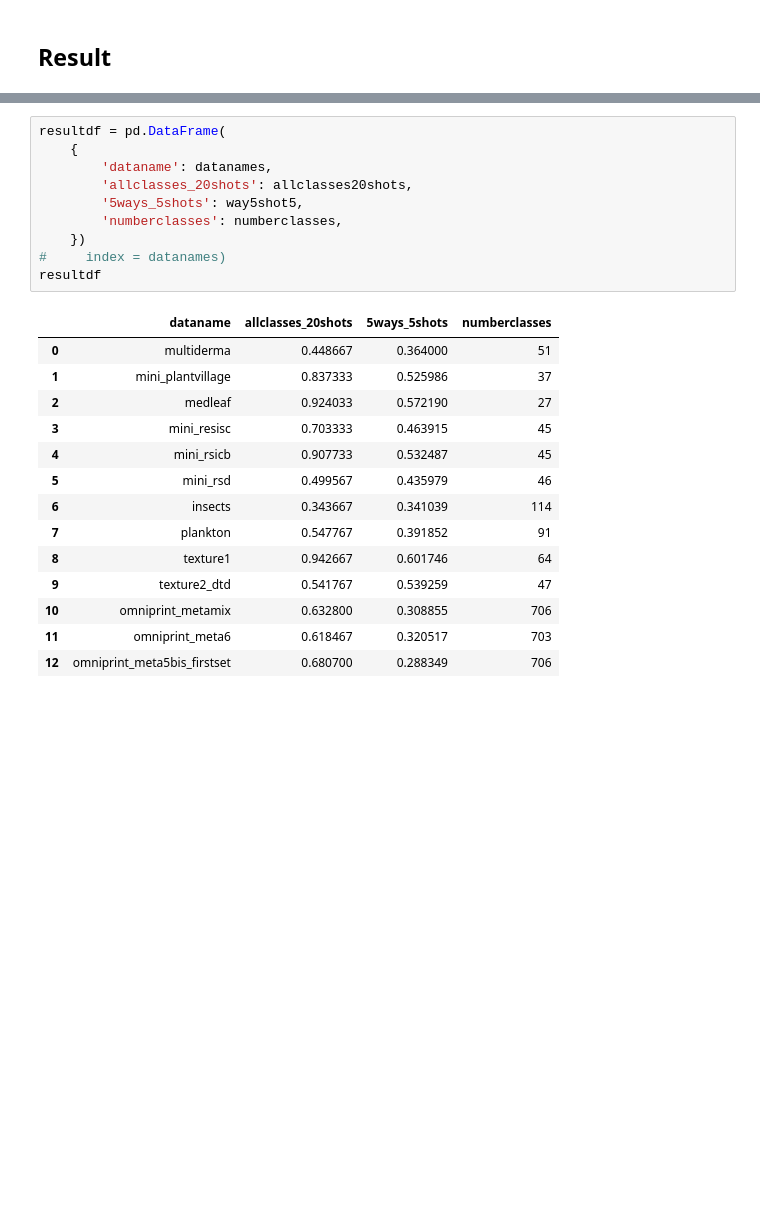
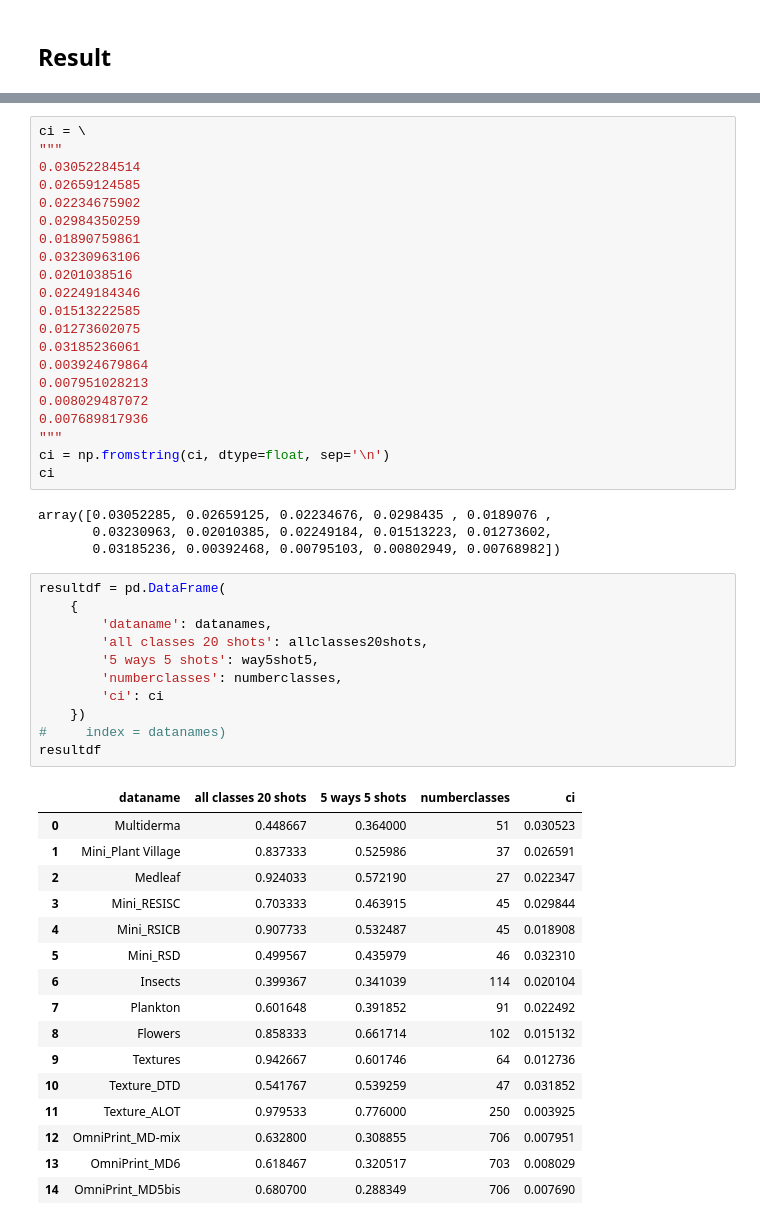
Before and after one commit to phanav/benchmark, a Jupyter notebook: src/plot/plot.ipynb, the cells around one changed output, grey strips where cells are left out. Drawn from its saved outputs; the diff is of its cells as text; blank space fills up the shorter version.

```diff
--- a/src/plot/plot.ipynb
+++ b/src/plot/plot.ipynb
@@ -256,28 +266,56 @@ array([ 51,  37,  27,  45,  45,  46, 114,  91,  64,  47, 706, 703, 706])
+# %%
+ci = \
+"""
+0.03052284514
+0.02659124585
+0.02234675902
+0.02984350259
+0.01890759861
+0.03230963106
+0.0201038516
+0.02249184346
+0.01513222585
+0.01273602075
+0.03185236061
+0.003924679864
+0.007951028213
+0.008029487072
+0.007689817936
+"""
+ci = np.fromstring(ci, dtype=float, sep='\n')
+ci
+# %% [output]
+array([0.03052285, 0.02659125, 0.02234676, 0.0298435 , 0.0189076 ,
+       0.03230963, 0.02010385, 0.02249184, 0.01513223, 0.01273602,
+       0.03185236, 0.00392468, 0.00795103, 0.00802949, 0.00768982])
 # %%
 resultdf = pd.DataFrame(
     {
         'dataname': datanames,
-        'allclasses_20shots': allclasses20shots,
-        '5ways_5shots': way5shot5,
+        'all classes 20 shots': allclasses20shots,
+        '5 ways 5 shots': way5shot5,
         'numberclasses': numberclasses,
+        'ci': ci
     })
 #     index = datanames)
 resultdf
 # %% [output]
-|  | dataname | allclasses_20shots | 5ways_5shots | numberclasses |
-| 0 | multiderma | 0.448667 | 0.364000 | 51 |
-| 1 | mini_plantvillage | 0.837333 | 0.525986 | 37 |
-| 2 | medleaf | 0.924033 | 0.572190 | 27 |
-| 3 | mini_resisc | 0.703333 | 0.463915 | 45 |
-| 4 | mini_rsicb | 0.907733 | 0.532487 | 45 |
-| 5 | mini_rsd | 0.499567 | 0.435979 | 46 |
-| 6 | insects | 0.343667 | 0.341039 | 114 |
-| 7 | plankton | 0.547767 | 0.391852 | 91 |
-| 8 | texture1 | 0.942667 | 0.601746 | 64 |
-| 9 | texture2_dtd | 0.541767 | 0.539259 | 47 |
-| 10 | omniprint_metamix | 0.632800 | 0.308855 | 706 |
-| 11 | omniprint_meta6 | 0.618467 | 0.320517 | 703 |
-| 12 | omniprint_meta5bis_firstset | 0.680700 | 0.288349 | 706 |
+|  | dataname | all classes 20 shots | 5 ways 5 shots | numberclasses | ci |
+| 0 | Multiderma | 0.448667 | 0.364000 | 51 | 0.030523 |
+| 1 | Mini_Plant Village | 0.837333 | 0.525986 | 37 | 0.026591 |
+| 2 | Medleaf | 0.924033 | 0.572190 | 27 | 0.022347 |
+| 3 | Mini_RESISC | 0.703333 | 0.463915 | 45 | 0.029844 |
+| 4 | Mini_RSICB | 0.907733 | 0.532487 | 45 | 0.018908 |
+| 5 | Mini_RSD | 0.499567 | 0.435979 | 46 | 0.032310 |
+| 6 | Insects | 0.399367 | 0.341039 | 114 | 0.020104 |
+| 7 | Plankton | 0.601648 | 0.391852 | 91 | 0.022492 |
+| 8 | Flowers | 0.858333 | 0.661714 | 102 | 0.015132 |
+| 9 | Textures | 0.942667 | 0.601746 | 64 | 0.012736 |
+| 10 | Texture_DTD | 0.541767 | 0.539259 | 47 | 0.031852 |
+| 11 | Texture_ALOT | 0.979533 | 0.776000 | 250 | 0.003925 |
+| 12 | OmniPrint_MD-mix | 0.632800 | 0.308855 | 706 | 0.007951 |
+| 13 | OmniPrint_MD6 | 0.618467 | 0.320517 | 703 | 0.008029 |
+| 14 | OmniPrint_MD5bis | 0.680700 | 0.288349 | 706 | 0.007690 |
 # %%
 def plot_result(resultdf, figsize=(20, 3)):
     fig = plt.figure(figsize=figsize)
```
Also changed, not shown: parts of 7 cells of this notebook.
